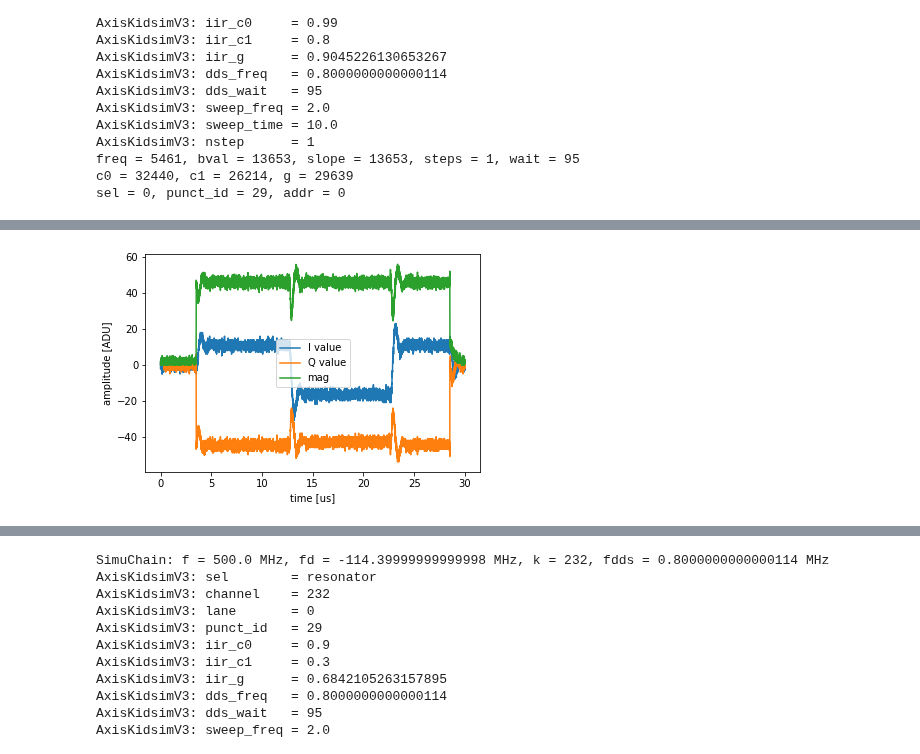
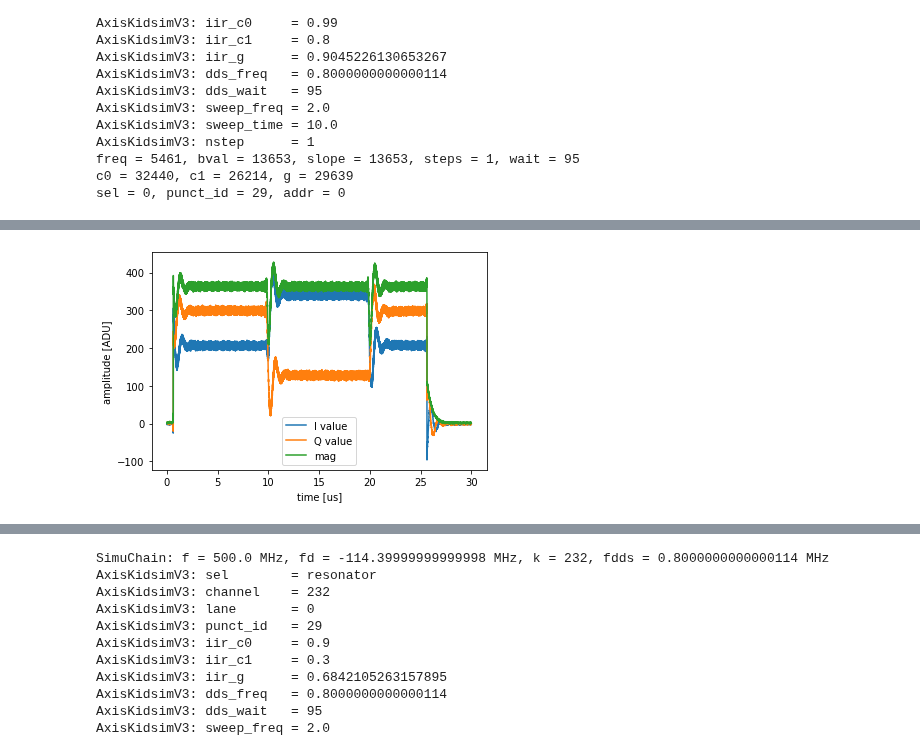
Before and after one commit to meeg/qick_demos_sho, a Jupyter notebook: kidsim/resonator_tprocv2.ipynb, the cells around one changed output, grey strips where cells are left out. Drawn from its saved outputs; the diff is of its cells as text; code cells hidden in the pictures.

```diff
--- a/kidsim/resonator_tprocv2.ipynb
+++ b/kidsim/resonator_tprocv2.ipynb
@@ -49,0 +32,8 @@ Firmware configuration (built Mon Jul 15 15:35:06 2024):
+# %%
+from qick_training import *
+
+# soc = QickTrainingSoc(bitfile="/data/fw/2024-07-15_216_tprocv2r20_kidsim-dynROv1-2/qick_216.bit")
+soc = QickTrainingSoc(bitfile="../../fw/2024-07-17_4x2_tprocv2r20_kidsim/qick_4x2.bit")
+
+soccfg = soc
+print(soccfg)
@@ -179,53 +126,47 @@ class ResTestProgram(AveragerProgramV2):
                       )
 
         # trigger the resonator and the DDR4 buffer
-        self.delay(1)
-#         self.trigger(ddr4=True, t=0)
-        self.delay(1)
+        self.trigger(ddr4=True, mr=True, t=0)
+        self.send_readoutconfig(ch=cfg['ro_ch'], name="myro", t=0)
 
     def body(self, cfg):
-
-        # if you delay the config by too long, you can see the readout get reconfigured in the middle of your pulse
-        self.send_readoutconfig(ch=cfg['ro_ch'], name="myro", t=0)
         self.pulse(ch=cfg['gen_ch'], name="mypulse", t=0)
-#         self.delay(1)
         if cfg['do_jump']:
             self.trigger(pins=list(range(8,16)), t=cfg['t_jump'])
-        self.trigger(ros=[cfg['ro_ch']], ddr4=True, mr=True, pins=[0], t=cfg['trig_time'])
-#         self.delay(1)
+        self.trigger(ros=[cfg['ro_ch']], pins=[0], t=cfg['trig_time'])
 
 # do a sweep with 5 points and plot decimated
 config = {'gen_ch': 0,
           'ro_ch': RO_CH,
           'freq': 499.0,
           'nqz': 1,
-          'trig_time': 0.0,
+          'trig_time': 3.0,
           'do_jump' : True,
           't_jump' : 10,
           'ro_len': 30,
           'pulse_len': 25,
           'phase': 0,
-          'gain': 0.1,
+          'gain': 1.0,
 #           'gain': 0.05,
          }
 
 prog = ResTestProgram(soccfg, reps=1, final_delay=10.0, cfg=config)
 
 
 # Arm the buffers
 soc.arm_mr(ch=RO_CH)
 n_transfers = 100000 # each transfer (aka burst) is 256 decimated samples
 soc.arm_ddr4(ch=RO_CH, nt=n_transfers)
 
 iq_list = prog.acquire_decimated(soc, soft_avgs=1)
 t = prog.get_time_axis(ro_index=0)
 
 iq=iq_list[0]
 plt.plot(t, iq[:,0], label="I value")
 plt.plot(t, iq[:,1], label="Q value")
 plt.plot(t, np.abs(iq.dot([1,1j])), label="mag")
 plt.legend()
 plt.ylabel("amplitude [ADU]")
 plt.xlabel("time [us]");
 # %% [output]
-[figure, old version]
+[figure, new version]
```
Also changed, not shown: parts of 43 cells of this notebook.
